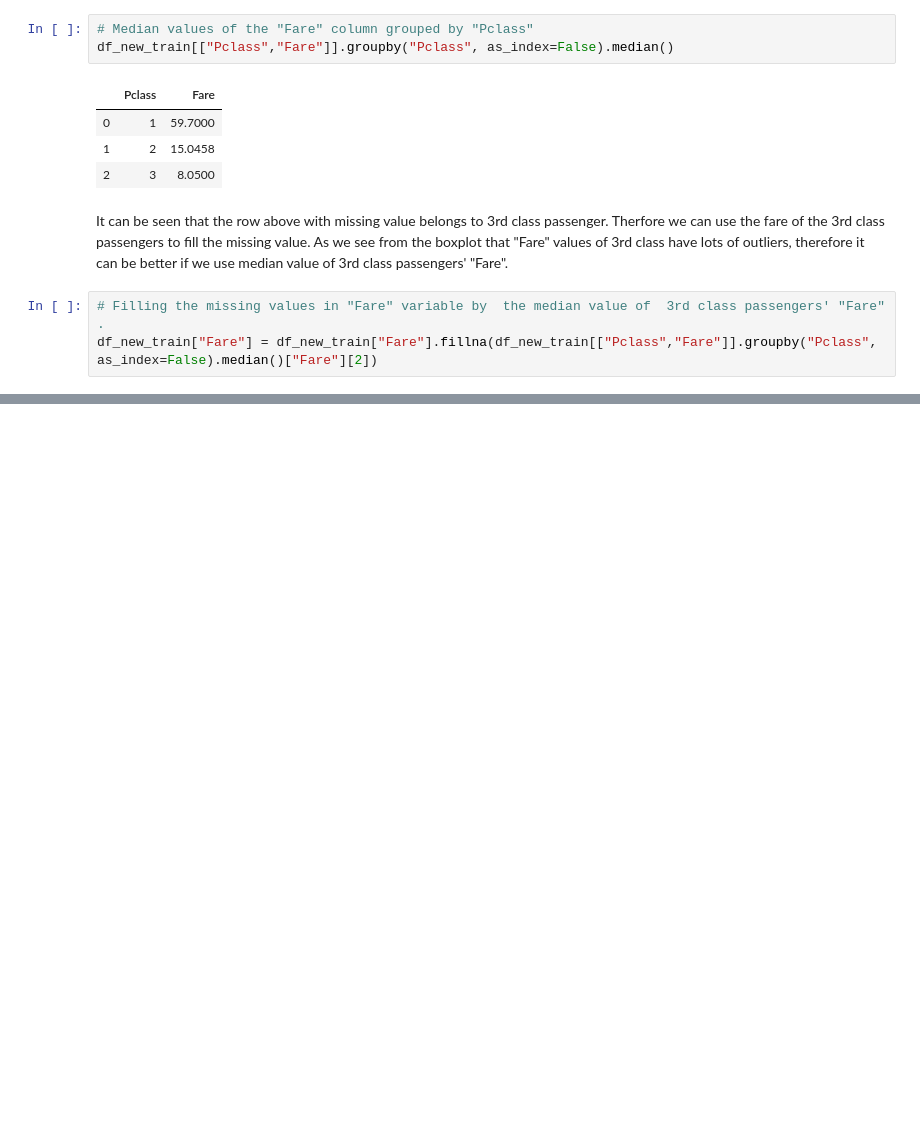
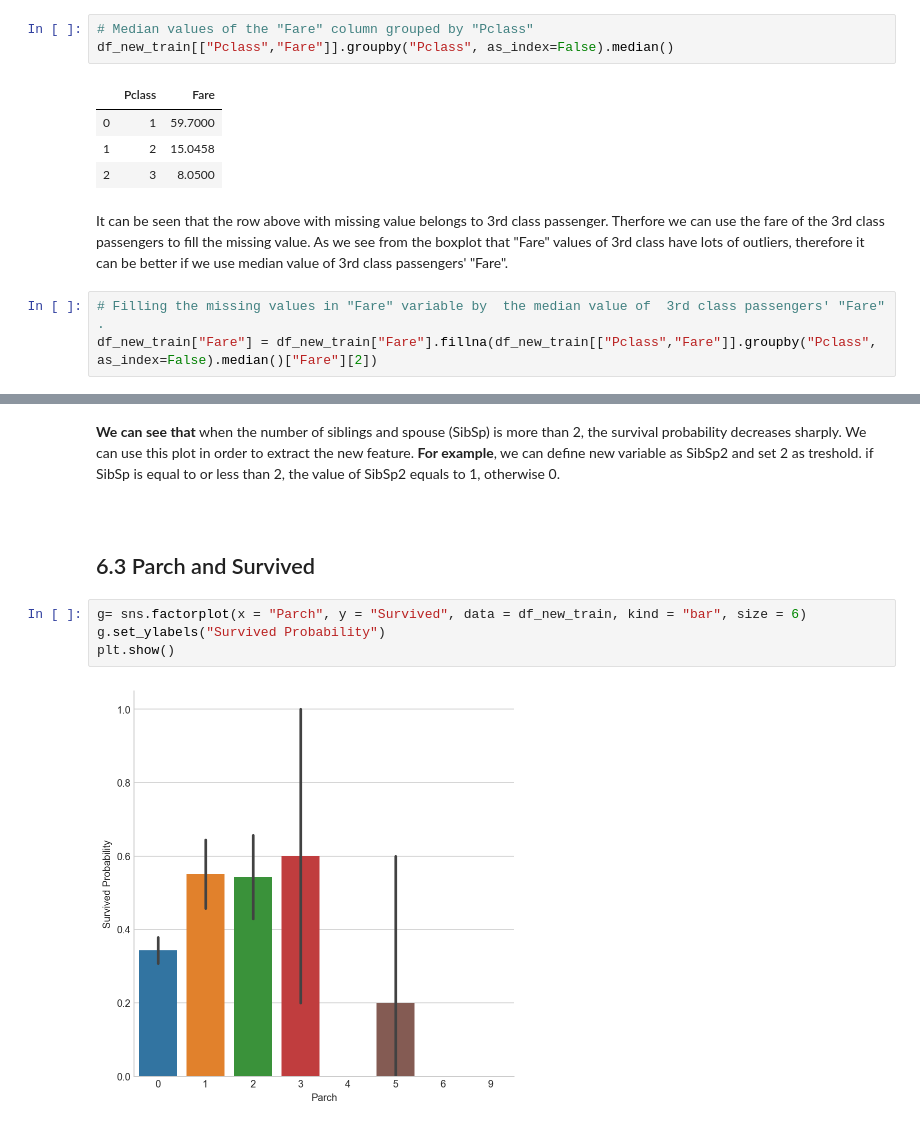
Before and after one commit to muhammet-cakmak/Ensembling_Project, a Jupyter notebook: Kaggle_titanic_set.ipynb, the cells around one changed output, grey strips where cells are left out. Cells and saved outputs as stored; diff of their text form; blank space fills up the shorter version.

```diff
--- a/Kaggle_titanic_set.ipynb
+++ b/Kaggle_titanic_set.ipynb
@@ -499,0 +542,11 @@ df_new_train["Fare"] = df_new_train["Fare"].fillna(df_new_train[["Pclass","Fare"
+# %% [markdown]
+**We can see that** when the number of siblings and spouse (SibSp) is more than 2, the survival probability decreases sharply. We can use this plot in order to extract the new feature.  **For example**, we can define new variable as SibSp2 and set 2 as treshold. if SibSp is equal to or less than 2, the value of SibSp2 equals to 1, otherwise 0.
+# %% [markdown]
+<a id = '16'></a><br>
+## 6.3 Parch and Survived
+# %%
+g= sns.factorplot(x = "Parch", y = "Survived", data = df_new_train, kind = "bar", size = 6)
+g.set_ylabels("Survived Probability")
+plt.show()
+# %% [output]
+[figure, added]
```
Also changed, not shown: parts of 37 cells of this notebook.
